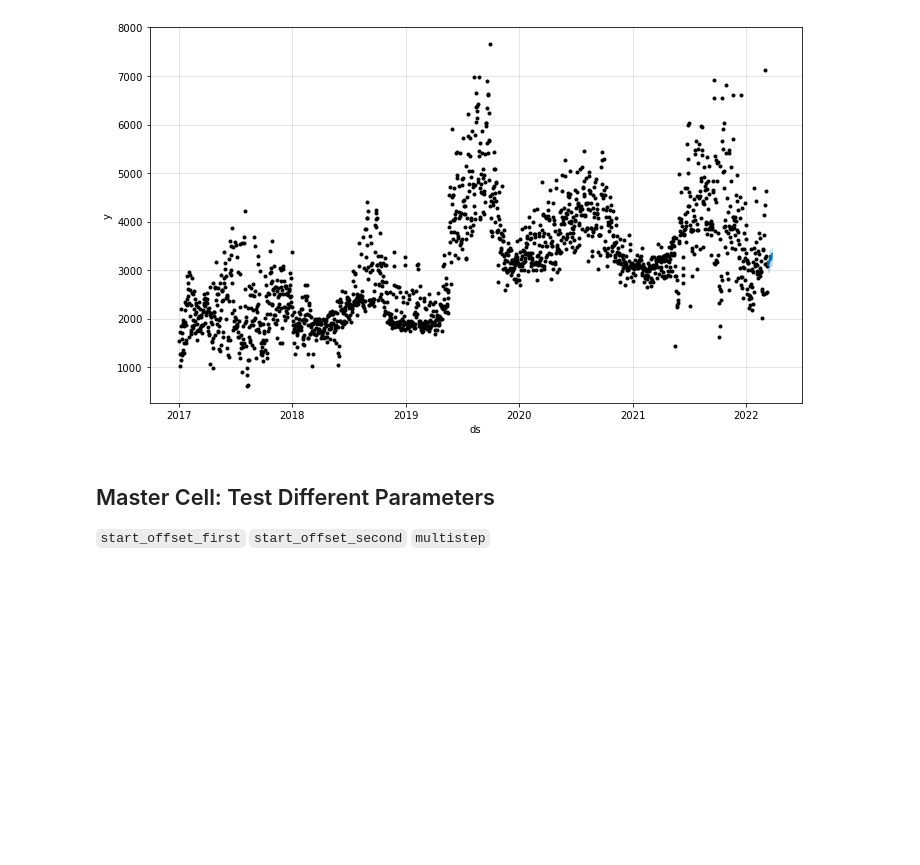
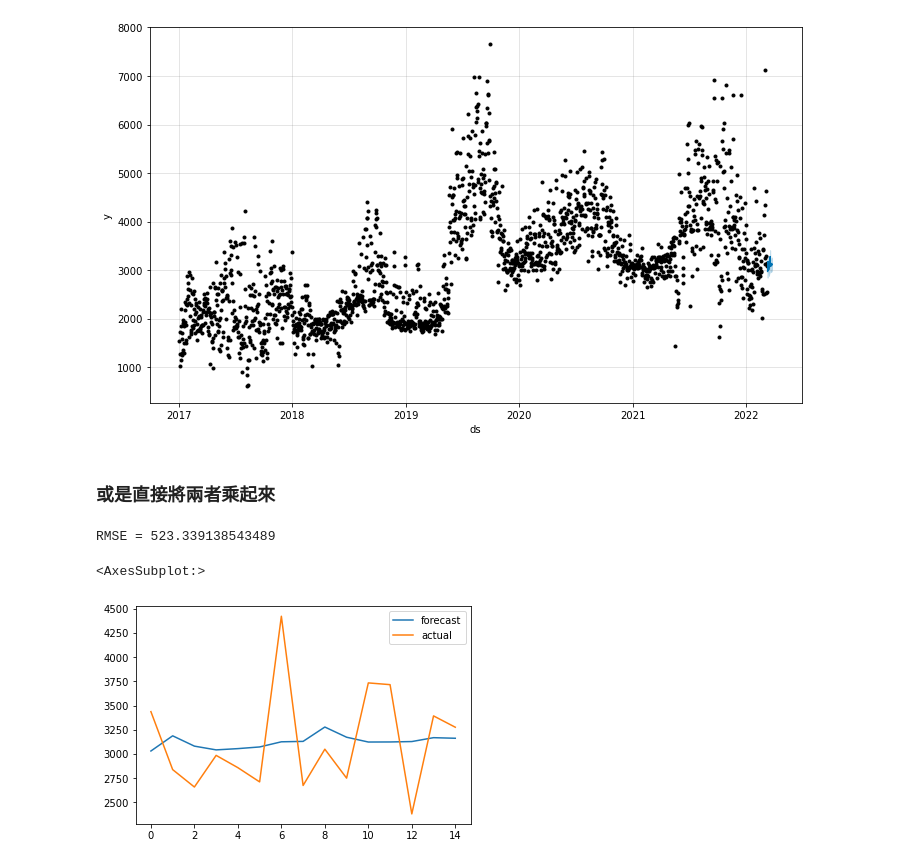
Before and after one commit to How-Wang/Electricity_Forecasting, a Jupyter notebook: FB Prophet.ipynb, the cells around one changed output. Drawn from its saved outputs; the diff is of its cells as text; code cells hidden in the pictures; blank space fills up the shorter version.

```diff
--- a/FB Prophet.ipynb
+++ b/FB Prophet.ipynb
@@ -439,8 +445,24 @@ model.plot(forecast)
 # %% [output]
 [figure]
 [figure]
-# %% [markdown]
-## Master Cell: Test Different Parameters
-`start_offset_first`
-`start_offset_second`
-`multistep`
+# %% [markdown]
+### 或是直接將兩者乘起來
+# %%
+forecast_final= test[-n_tests:][['date', 'op_reserve_ratio', 'peak_supply', 'op_reserve']]
+forecast_final.reset_index(drop=True, inplace=True)
+forecast_simplified.head()
+for i, item in enumerate(forecast_final['op_reserve']):
+    forecast_final['op_reserve'][i] = forecast_final['peak_supply'][i] * forecast_final['op_reserve_ratio'][i] / 100
+forecast_final['actual'] = raw_data[-n_tests:]['op_reserve'].values
+forecast_final.rename(columns={'op_reserve': 'forecast'}, inplace=True)
+forecast_final = forecast_final.loc[:,['forecast', 'actual']]
+'''
+印出結果
+'''
+rmse = mean_squared_error(forecast_final['forecast'], forecast_final['actual'], squared=False)
+print('RMSE =', rmse)
+forecast_final.plot(label='test_data')
+# %% [output]
+RMSE = 523.339138543489
+<AxesSubplot:>
+[figure, added]
```
Also changed, not shown: parts of 30 cells of this notebook.
